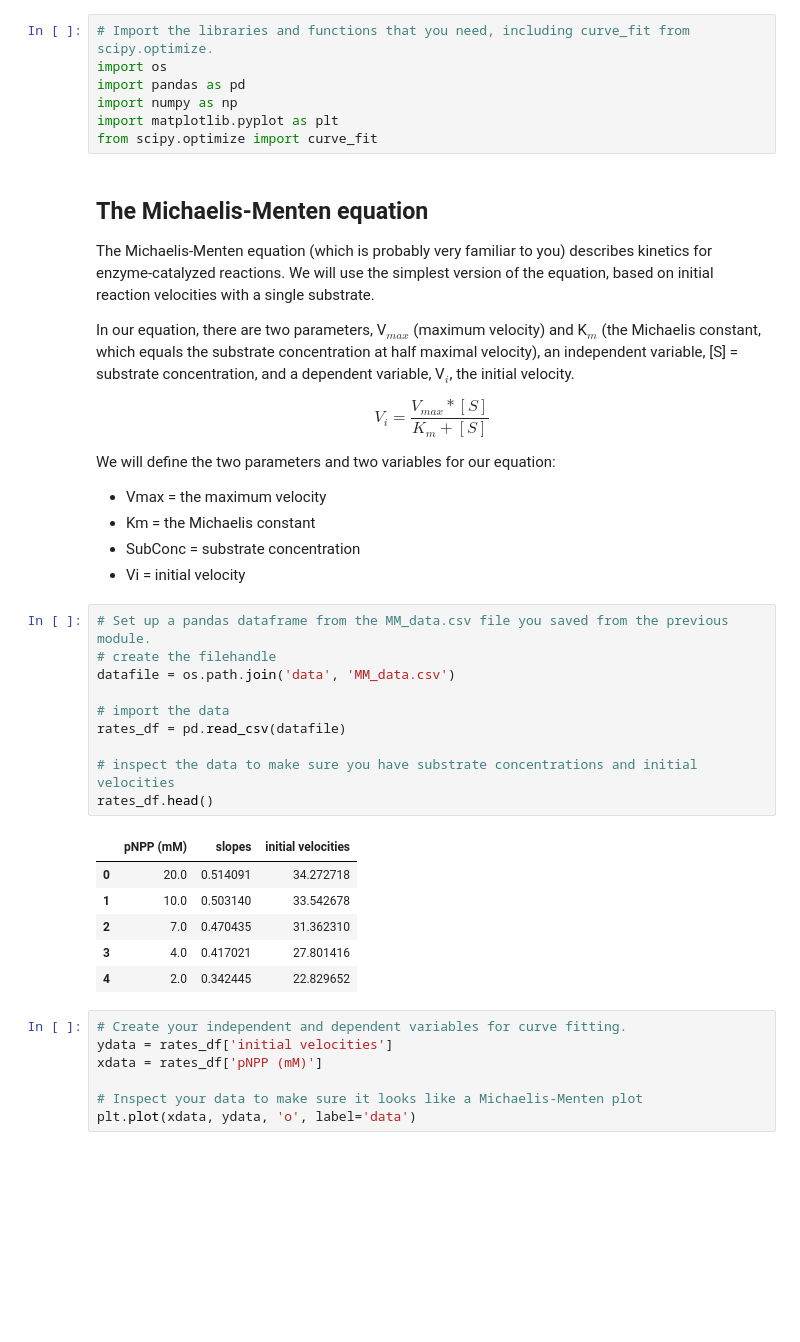
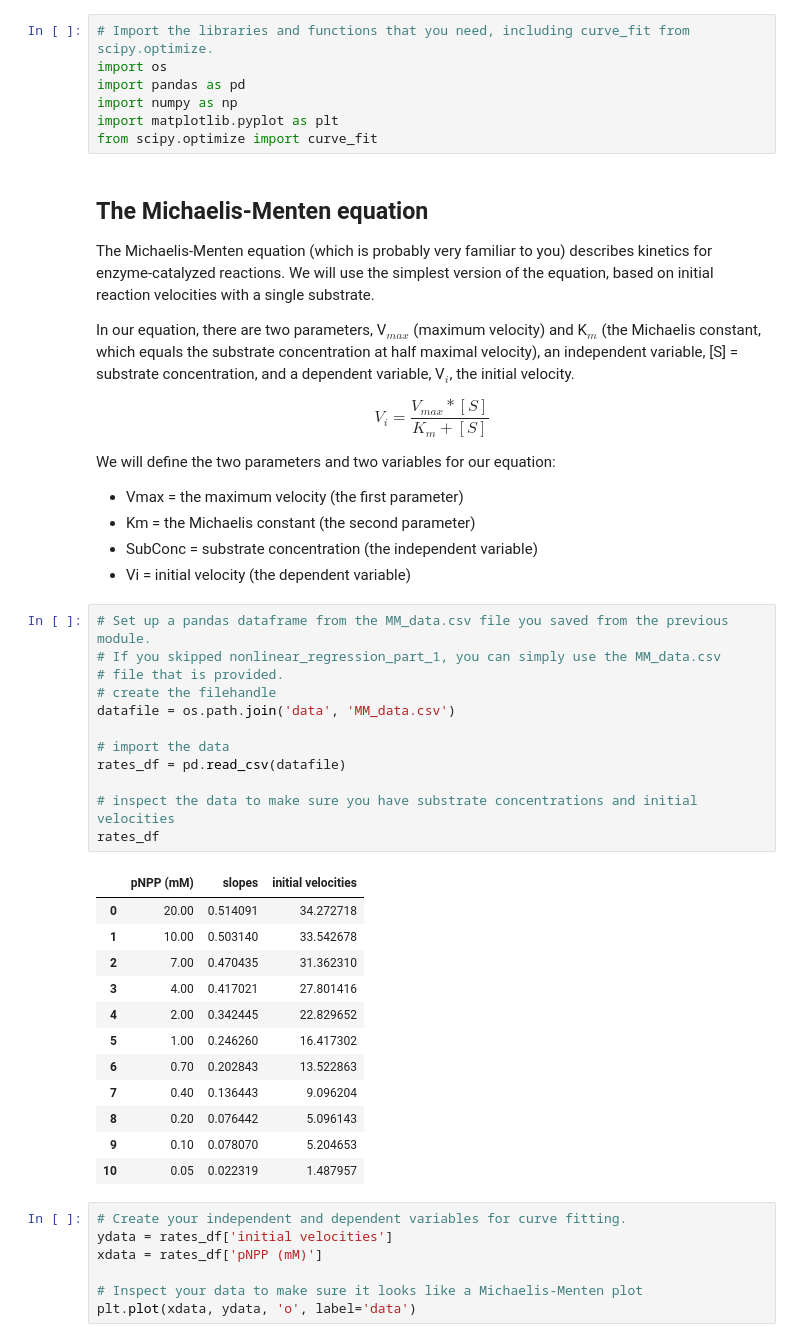
Before and after one commit to MolSSI-Education/python-scripting-biochemistry, a Jupyter notebook: biochemist-python/chapters/nonlinear_regression_part_2.ipynb, the cells around one changed output. Saved outputs shown, nothing was run; the diff lists cells and outputs as text; blank space fills up the shorter version.

Commit message:
corrected typos and improved connections to nonlinear regression part 1

```diff
--- a/biochemist-python/chapters/nonlinear_regression_part_2.ipynb
+++ b/biochemist-python/chapters/nonlinear_regression_part_2.ipynb
@@ -52,27 +53,35 @@ $$
 
 We will define the two parameters and two variables for our equation:
 
-- Vmax = the maximum velocity
-- Km = the Michaelis constant
-- SubConc = substrate concentration
-- Vi = initial velocity
+- Vmax = the maximum velocity (the first parameter)
+- Km = the Michaelis constant (the second parameter)
+- SubConc = substrate concentration (the independent variable)
+- Vi = initial velocity (the dependent variable)
 # %%
 # Set up a pandas dataframe from the MM_data.csv file you saved from the previous module.
+# If you skipped nonlinear_regression_part_1, you can simply use the MM_data.csv
+# file that is provided.
 # create the filehandle
 datafile = os.path.join('data', 'MM_data.csv')
 
 # import the data
 rates_df = pd.read_csv(datafile)
 
 # inspect the data to make sure you have substrate concentrations and initial velocities
-rates_df.head()
+rates_df
 # %% [output]
 |  | pNPP (mM) | slopes | initial velocities |
-| 0 | 20.0 | 0.514091 | 34.272718 |
-| 1 | 10.0 | 0.503140 | 33.542678 |
-| 2 | 7.0 | 0.470435 | 31.362310 |
-| 3 | 4.0 | 0.417021 | 27.801416 |
-| 4 | 2.0 | 0.342445 | 22.829652 |
+| 0 | 20.00 | 0.514091 | 34.272718 |
+| 1 | 10.00 | 0.503140 | 33.542678 |
+| 2 | 7.00 | 0.470435 | 31.362310 |
+| 3 | 4.00 | 0.417021 | 27.801416 |
+| 4 | 2.00 | 0.342445 | 22.829652 |
+| 5 | 1.00 | 0.246260 | 16.417302 |
+| 6 | 0.70 | 0.202843 | 13.522863 |
+| 7 | 0.40 | 0.136443 | 9.096204 |
+| 8 | 0.20 | 0.076442 | 5.096143 |
+| 9 | 0.10 | 0.078070 | 5.204653 |
+| 10 | 0.05 | 0.022319 | 1.487957 |
 # %%
 # Create your independent and dependent variables for curve fitting.
 ydata = rates_df['initial velocities']
```
Also changed, not shown: parts of 9 cells of this notebook.
